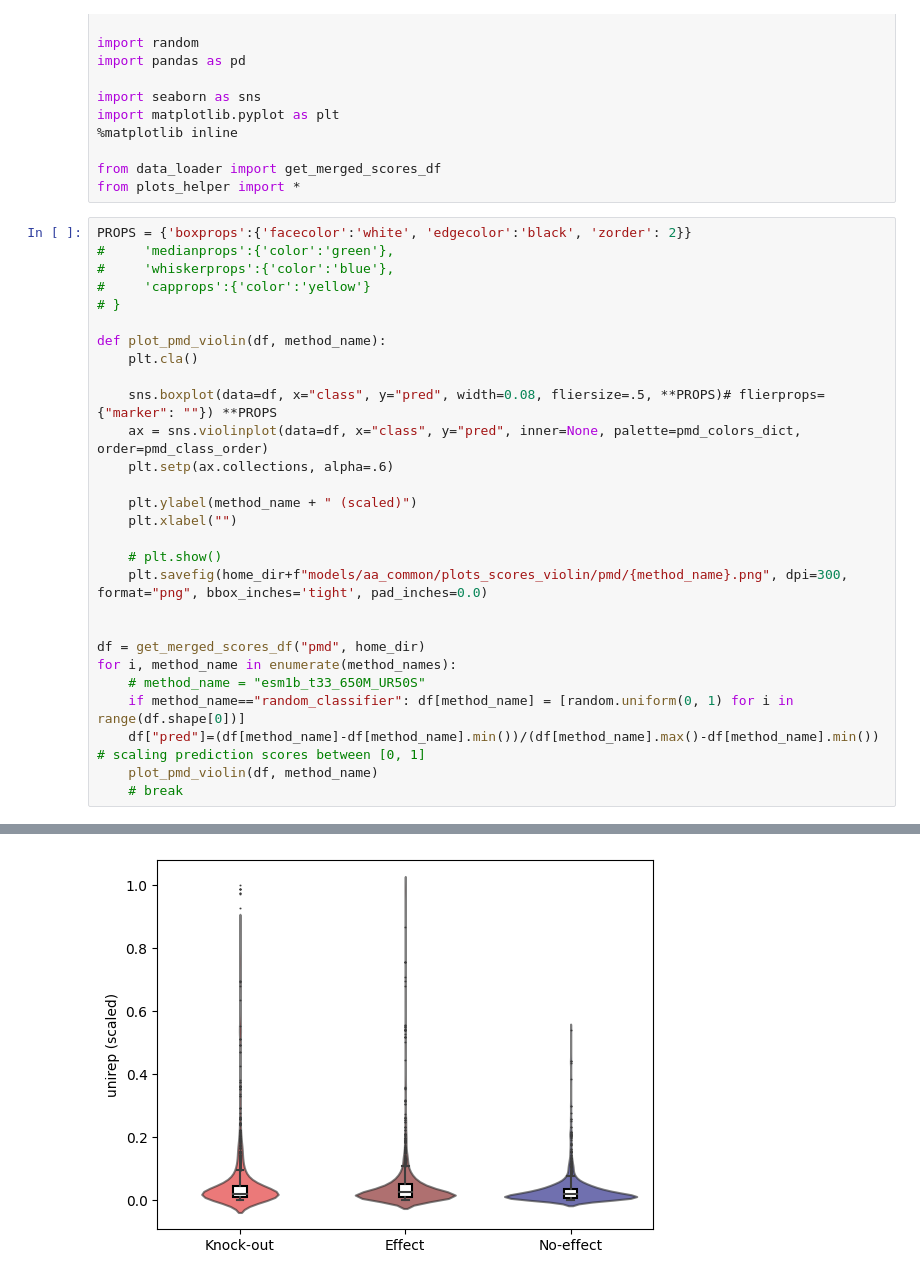
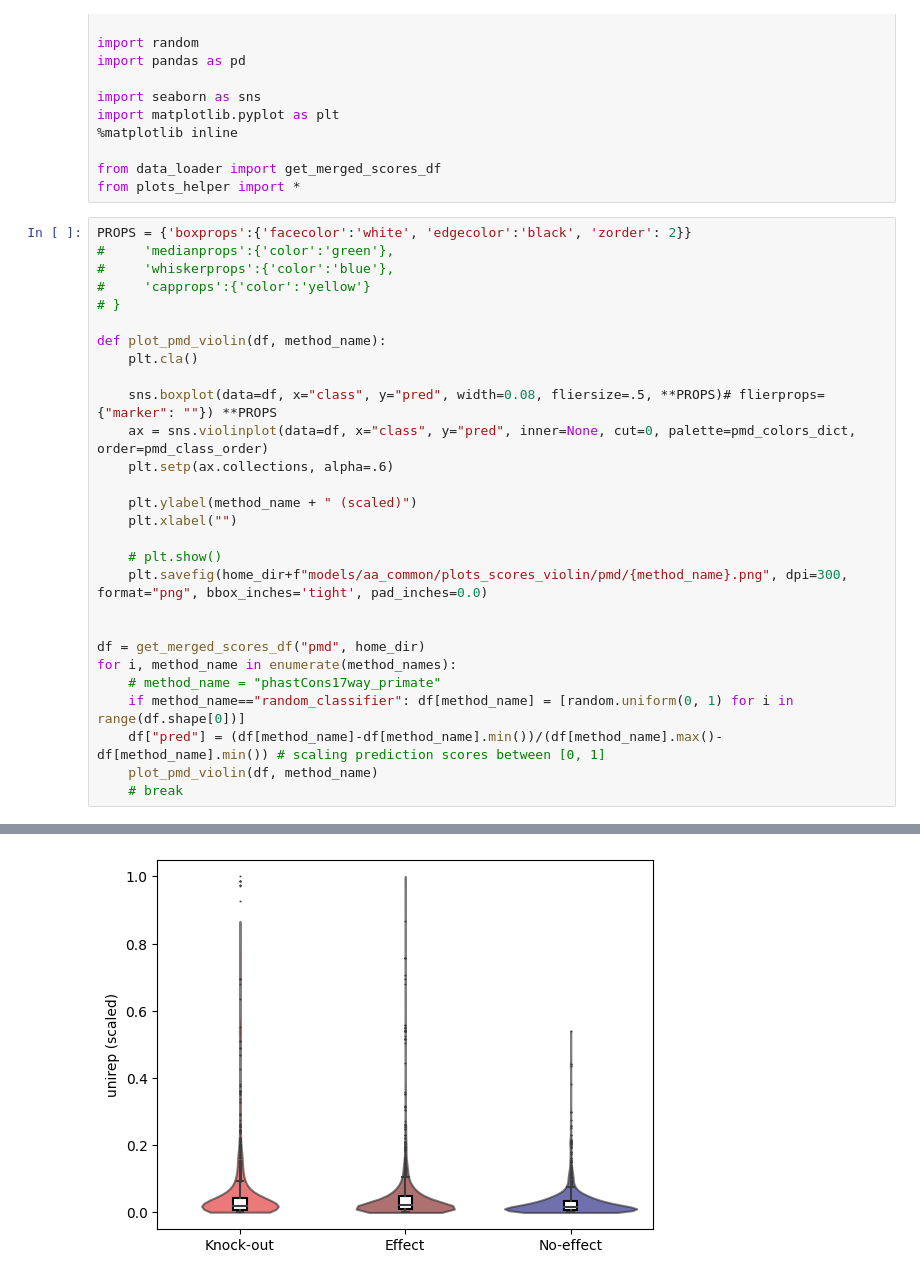
Before and after one commit to akabiraka/variant_effect_analysis, a Jupyter notebook: models/aa_common/plot_scores_violin.ipynb, the cells around one changed output, grey strips where cells are left out. Cells and saved outputs as stored; diff of their text form.

```diff
--- a/models/aa_common/plot_scores_violin.ipynb
+++ b/models/aa_common/plot_scores_violin.ipynb
@@ -26,40 +26,40 @@ def plot_pmd_violin(df, method_name):
     plt.cla()
 
     sns.boxplot(data=df, x="class", y="pred", width=0.08, fliersize=.5, **PROPS)# flierprops={"marker": ""}) **PROPS
-    ax = sns.violinplot(data=df, x="class", y="pred", inner=None, palette=pmd_colors_dict, order=pmd_class_order)
+    ax = sns.violinplot(data=df, x="class", y="pred", inner=None, cut=0, palette=pmd_colors_dict, order=pmd_class_order)
     plt.setp(ax.collections, alpha=.6)
 
     plt.ylabel(method_name + " (scaled)")
     plt.xlabel("")
 
     # plt.show()
     plt.savefig(home_dir+f"models/aa_common/plots_scores_violin/pmd/{method_name}.png", dpi=300, format="png", bbox_inches='tight', pad_inches=0.0)
 
 
 df = get_merged_scores_df("pmd", home_dir)
 for i, method_name in enumerate(method_names):
-    # method_name = "esm1b_t33_650M_UR50S"
+    # method_name = "phastCons17way_primate"
     if method_name=="random_classifier": df[method_name] = [random.uniform(0, 1) for i in range(df.shape[0])]
-    df["pred"]=(df[method_name]-df[method_name].min())/(df[method_name].max()-df[method_name].min()) # scaling prediction scores between [0, 1]
+    df["pred"] = (df[method_name]-df[method_name].min())/(df[method_name].max()-df[method_name].min()) # scaling prediction scores between [0, 1]
     plot_pmd_violin(df, method_name)
     # break
 # %% [output]
 Index(['mut_id', 'md5', 'pmd_id', 'nr', 'prot_acc_version', 'snp_id',
        'mut_real', 'wt', 'mut', 'prot_pos', 'chrom', 'chrom_pos', 'ref_allele',
        'alt_allele', 'function', 'source', 'crossref', 'function_summarized',
        'class', 'sift', 'polyphen2_HVAR', 'metarnn', 'revel', 'mvp',
        'cadd_raw', 'integrated_fitCons', 'phyloP17way_primate',
        'phastCons17way_primate', 'bStatistic', 'esm1b_t33_650M_UR50S',
        'esm1v_t33_650M_UR90S', 'esm2_t33_650M_UR50D', 'prottrans_bert_bfd',
        'prottrans_t5_xl_u50', 'vespa', 'proteinbert', 'sequnet', 'protbert',
        'unirep', 'conservation'],
       dtype='object')
 (7179, 40)
 Effect       3818
 No-effect    1777
 Knock-out    1584
 Name: class, dtype: int64
-[figure, old version]
+[figure, new version]
 # %%
 PROPS = {'boxprops':{'facecolor':'white', 'edgecolor':'black', 'zorder': 2}}
 #     'medianprops':{'color':'green'},
```
Also changed, not shown: parts of 2 cells of this notebook, 3 other files.
